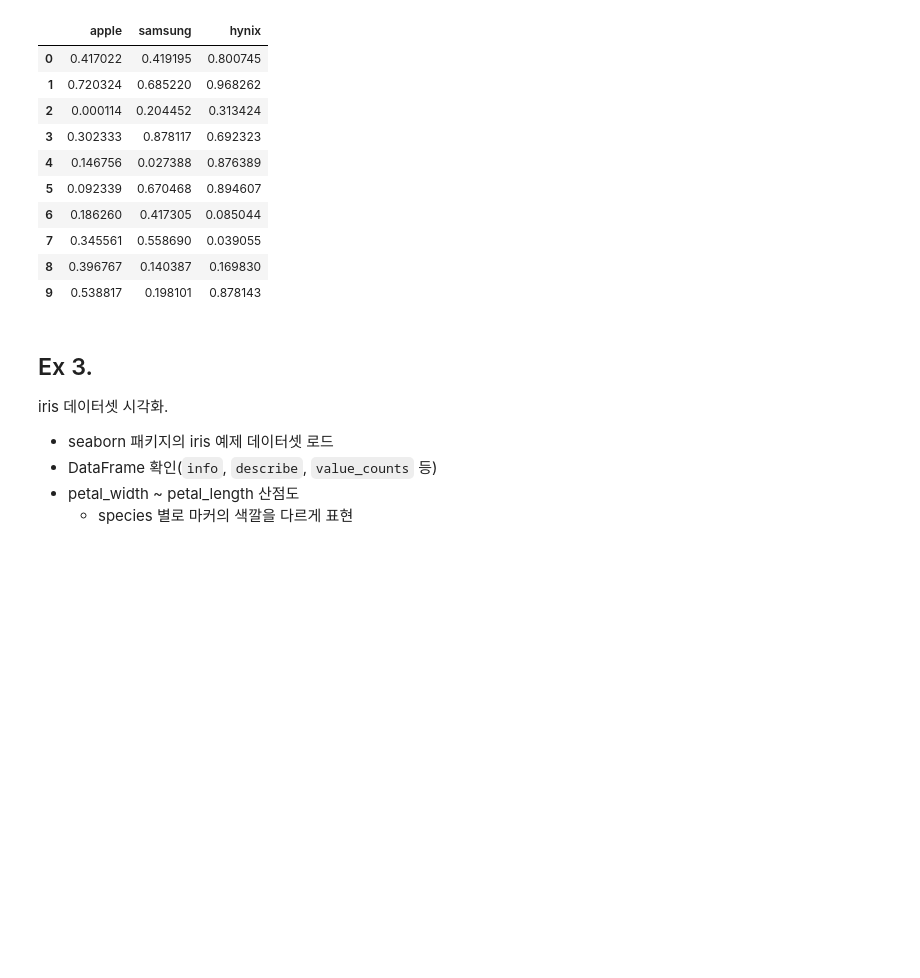
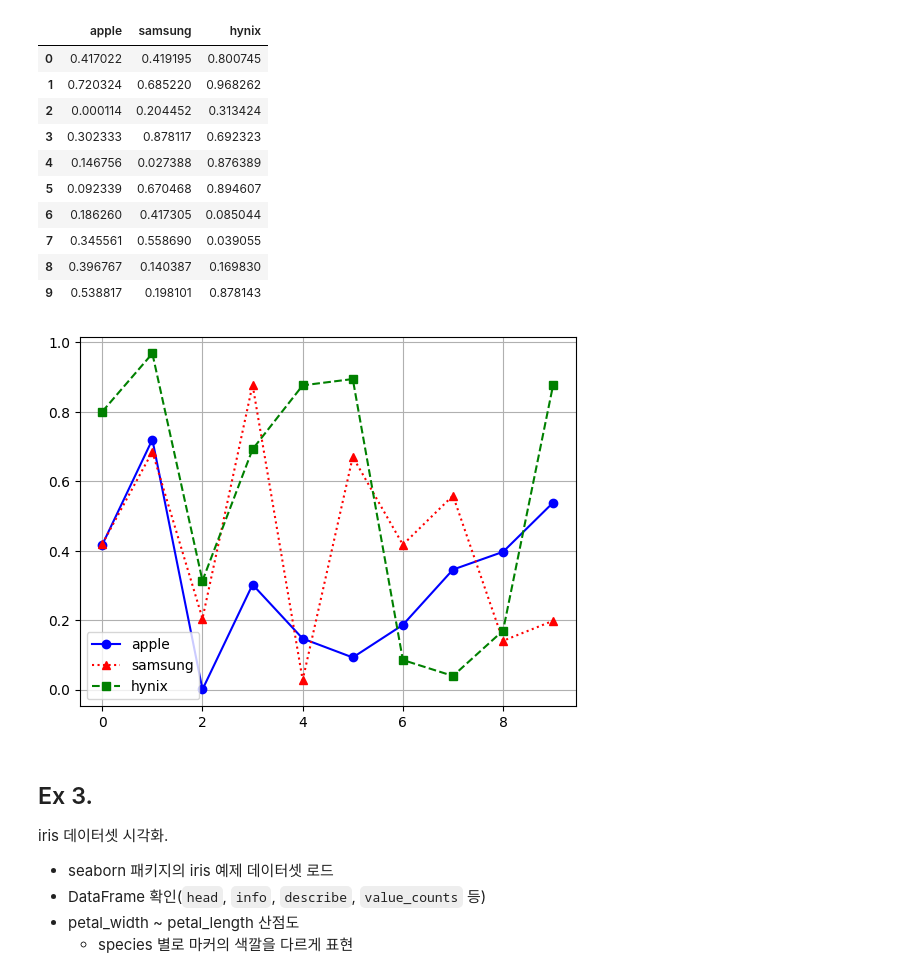
Before and after one commit to JakeOh/202504_itwill_oracle88, a Jupyter notebook: python20.ipynb, the cells around one changed output. Cells and saved outputs as stored; diff of their text form; code cells hidden in the pictures; blank space fills up the shorter version.

```diff
--- a/python20.ipynb
+++ b/python20.ipynb
@@ -596,10 +637,20 @@ df
 | 7 | 0.345561 | 0.558690 | 0.039055 |
 | 8 | 0.396767 | 0.140387 | 0.169830 |
 | 9 | 0.538817 | 0.198101 | 0.878143 |
+# %%
+plt.plot(df.apple, 'bo-', label='apple')
+plt.plot(df.samsung, 'r^:', label='samsung')
+plt.plot(df.hynix, 'gs--', label='hynix')
+
+plt.legend()
+plt.grid()
+plt.show()
+# %% [output]
+[figure, added]
 # %% [markdown]
 ## Ex 3.
 iris 데이터셋 시각화.
 *   seaborn 패키지의 iris 예제 데이터셋 로드
-*   DataFrame 확인(`info`, `describe`, `value_counts` 등)
+*   DataFrame 확인(`head`, `info`, `describe`, `value_counts` 등)
 *   petal_width ~ petal_length 산점도
     *   species 별로 마커의 색깔을 다르게 표현
```
Also changed, not shown: parts of 3 cells of this notebook.
